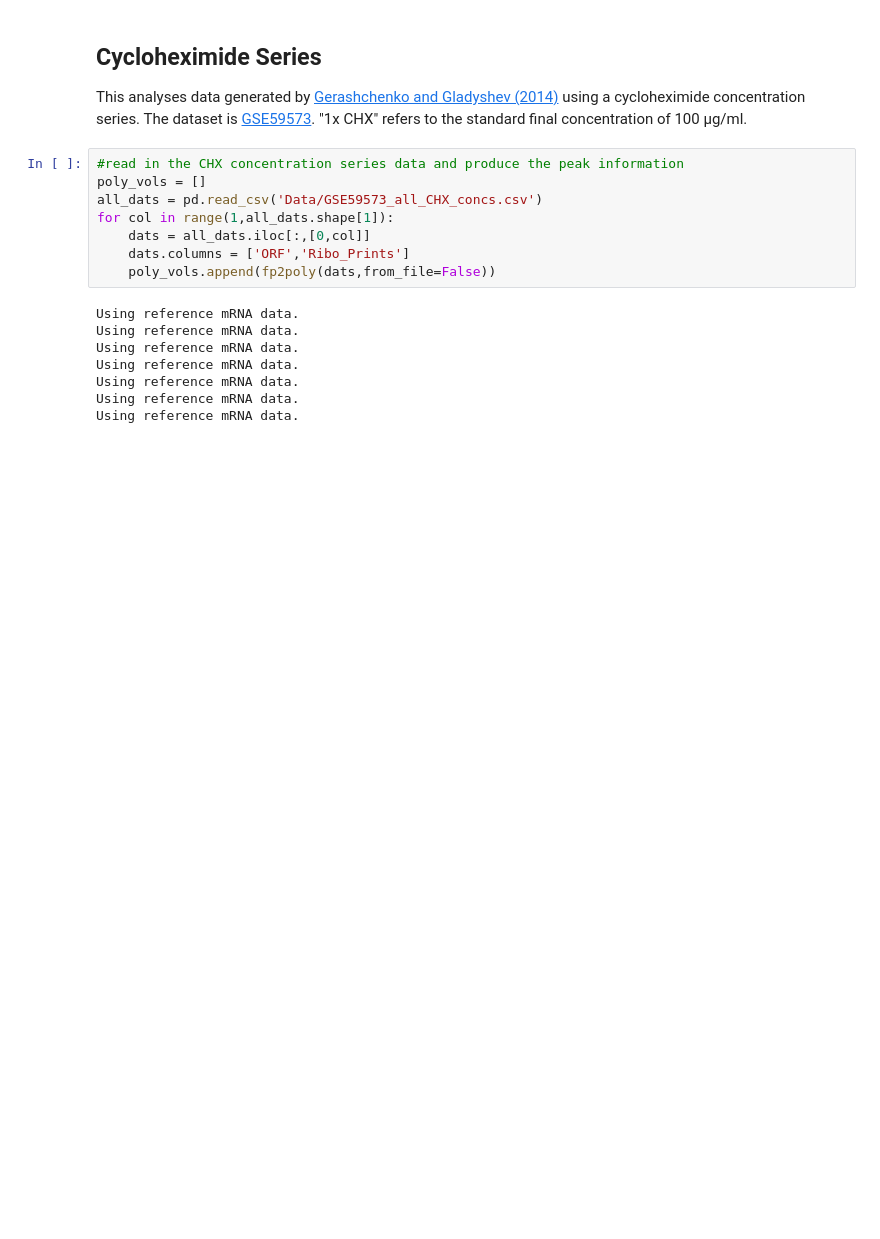
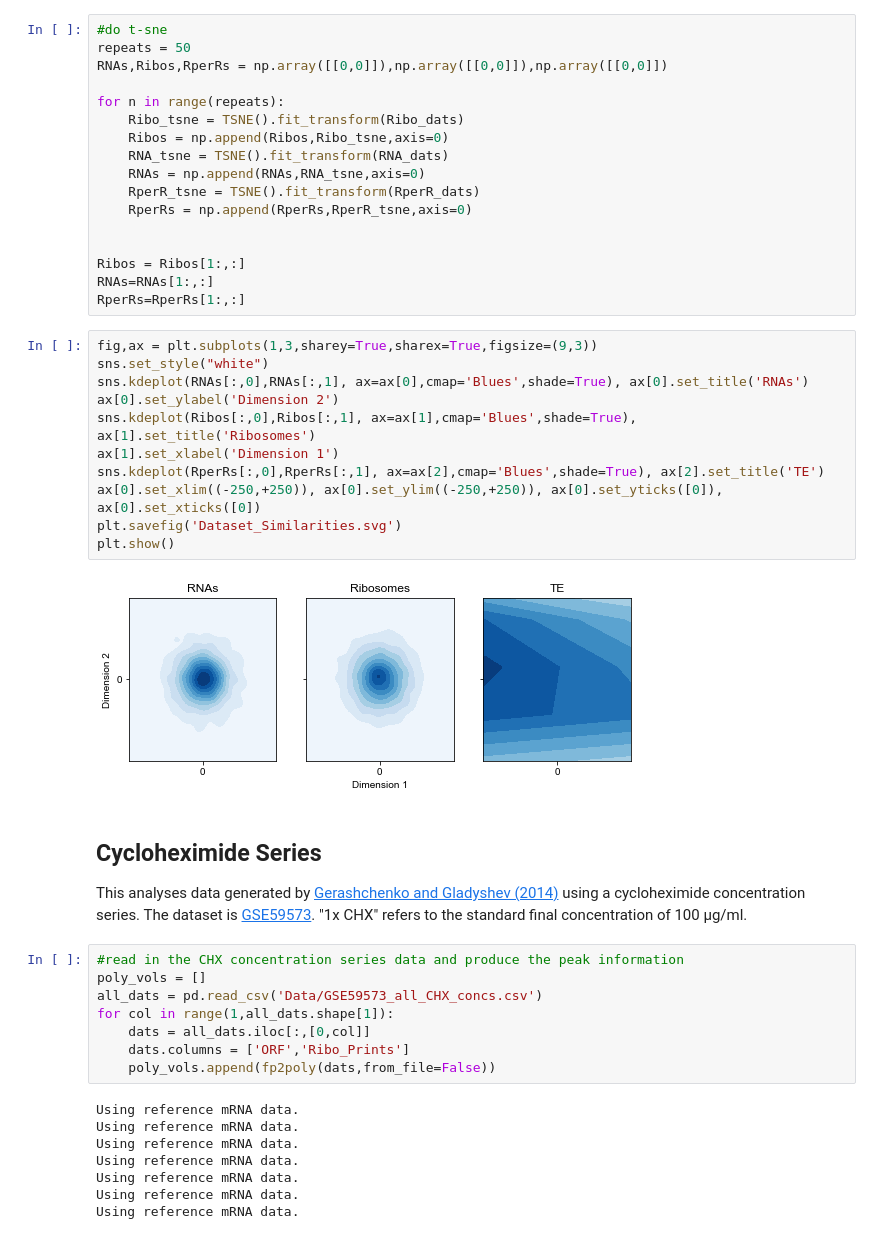
Before and after one commit to tobiasvonderhaar/polysomes, a Jupyter notebook: Figure 6.ipynb, the cells around one changed output. Saved outputs shown, nothing was run; the diff lists cells and outputs as text; blank space fills up the shorter version.

```diff
--- a/Figure 6.ipynb
+++ b/Figure 6.ipynb
@@ -18,3 +57,33 @@ x_ref,y_ref = plot_poly(ref_peaks)
+# %%
+#do t-sne
+repeats = 50
+RNAs,Ribos,RperRs = np.array([[0,0]]),np.array([[0,0]]),np.array([[0,0]])
+
+for n in range(repeats):
+    Ribo_tsne = TSNE().fit_transform(Ribo_dats)
+    Ribos = np.append(Ribos,Ribo_tsne,axis=0)
+    RNA_tsne = TSNE().fit_transform(RNA_dats)
+    RNAs = np.append(RNAs,RNA_tsne,axis=0)
+    RperR_tsne = TSNE().fit_transform(RperR_dats)
+    RperRs = np.append(RperRs,RperR_tsne,axis=0)
+
+
+Ribos = Ribos[1:,:]
+RNAs=RNAs[1:,:]
+RperRs=RperRs[1:,:]
+# %%
+fig,ax = plt.subplots(1,3,sharey=True,sharex=True,figsize=(9,3))
+sns.set_style("white")
+sns.kdeplot(RNAs[:,0],RNAs[:,1], ax=ax[0],cmap='Blues',shade=True), ax[0].set_title('RNAs')
+ax[0].set_ylabel('Dimension 2')
+sns.kdeplot(Ribos[:,0],Ribos[:,1], ax=ax[1],cmap='Blues',shade=True), ax[1].set_title('Ribosomes')
+ax[1].set_xlabel('Dimension 1')
+sns.kdeplot(RperRs[:,0],RperRs[:,1], ax=ax[2],cmap='Blues',shade=True), ax[2].set_title('TE')
+ax[0].set_xlim((-250,+250)), ax[0].set_ylim((-250,+250)), ax[0].set_yticks([0]), ax[0].set_xticks([0])
+plt.savefig('Dataset_Similarities.svg')
+plt.show()
+# %% [output]
+[figure, added]
 # %% [markdown]
 <a name="CHX"></a>
 <h2>Cycloheximide Series</h2>
```
Also changed, not shown: parts of 8 cells of this notebook, 2 other files.
